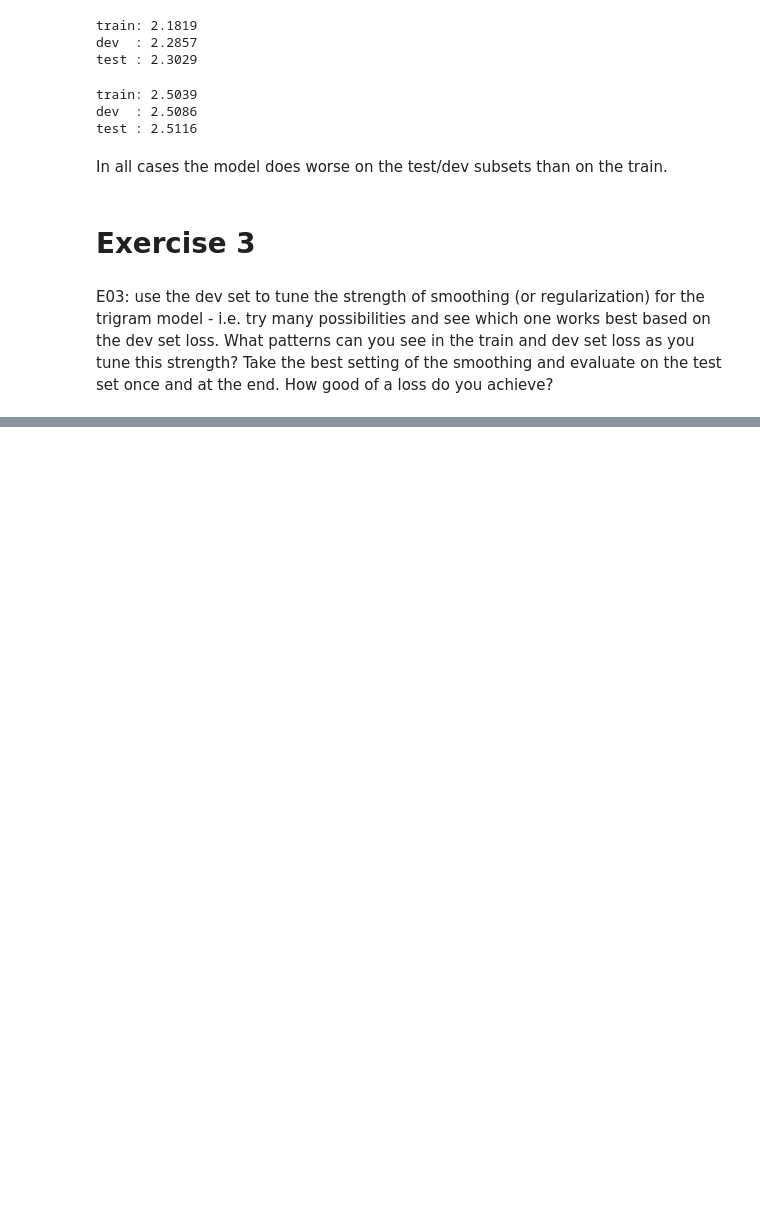
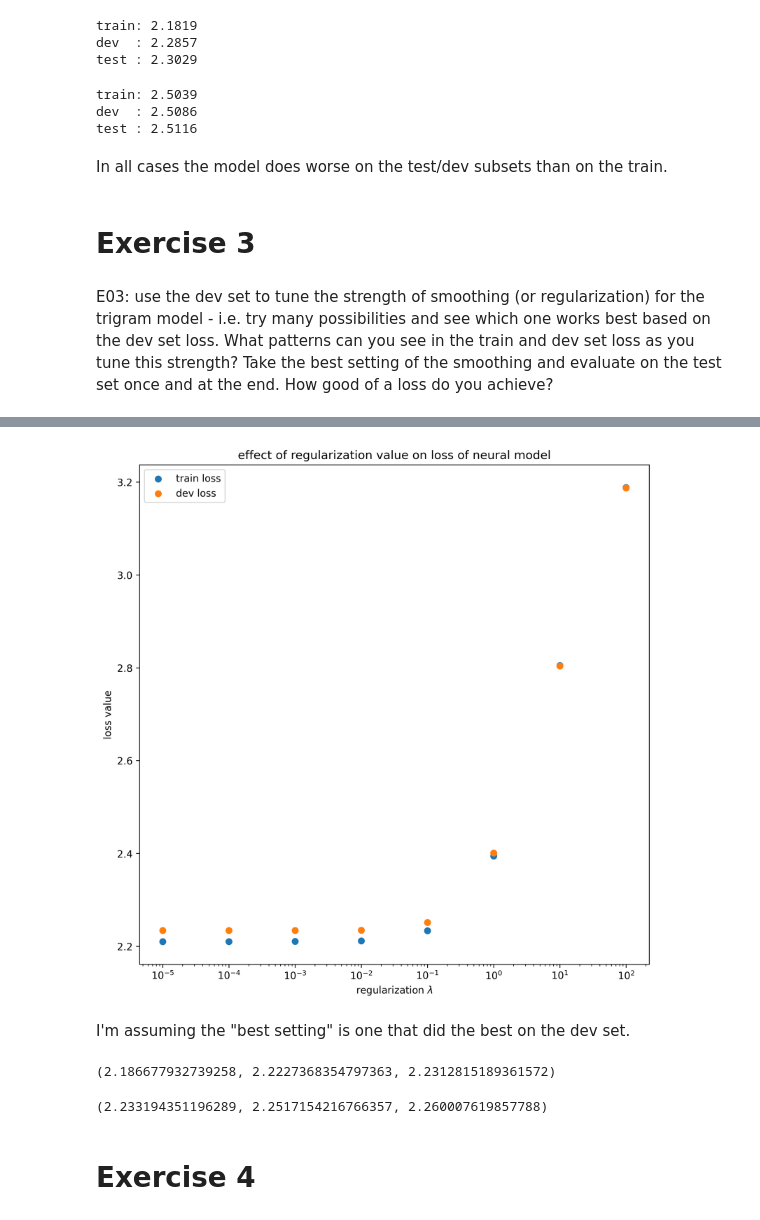
Before and after one commit to andportnoy/nanograd, a Jupyter notebook: lecture-2-exercises.ipynb, the cells around one changed output, grey strips where cells are left out. Drawn from its saved outputs; the diff is of its cells as text; code cells hidden in the pictures; blank space fills up the shorter version.

```diff
--- a/lecture-2-exercises.ipynb
+++ b/lecture-2-exercises.ipynb
@@ -441,0 +509,29 @@ E03: use the dev set to tune the strength of smoothing (or regularization) for t
+# %%
+regularization = [10**k for k in range(-5, 5)]
+# %%
+n = NeuralModel(t.m, t.n, device='cuda')
+
+neuraltrain = []
+neuraldev = []
+for r in tqdm(regularization):
+    n.train(X3train, Y3train, regularization=r, lr=50, epochs=2000)
+    neuraltrain.append(n.eval(X3train, Y3train))
+    neuraldev.append(n.eval(X3dev, Y3dev))
+# %%
+fig, ax = plt.subplots(figsize=(8, 8), dpi=300)
+ax.scatter(regularization, neuraltrain, label="train loss")
+ax.scatter(regularization, neuraldev, label="dev loss")
+ax.set_title("effect of regularization value on loss of neural model")
+ax.set_xlabel("regularization $\lambda$")
+ax.set_ylabel("loss value")
+ax.set_xscale('log')
+ax.legend()
+fig.tight_layout()
+#fig.savefig('neural-regularization.png', transparent=False, facecolor='white')
+#ax.set_xlim(a, b)
+#ax.set_ylim(a, b)
+#ax.scatter(x, y)
+# %% [output]
+[figure, added]
+# %% [markdown]
+I'm assuming the "best setting" is one that did the best on the dev set.
@@ -441,0 +540,14 @@ E03: use the dev set to tune the strength of smoothing (or regularization) for t
+# %%
+c = CountModel(t.m, t.n)
+c.train(X3train, Y3train, smoothing=0.1)
+c.eval(X3train, Y3train), c.eval(X3dev, Y3dev), c.eval(X3test, Y3test)
+# %% [output]
+(2.186677932739258, 2.2227368354797363, 2.2312815189361572)
+# %%
+n = NeuralModel(t.m, t.n, device='cuda')
+n.train(X3train, Y3train, regularization=0, lr=50)
+n.eval(X3train, Y3train), n.eval(X3dev, Y3dev), n.eval(X3test, Y3test)
+# %% [output]
+(2.233194351196289, 2.2517154216766357, 2.260007619857788)
+# %% [markdown]
+# Exercise 4
```
Also changed, not shown: parts of 27 cells of this notebook.
